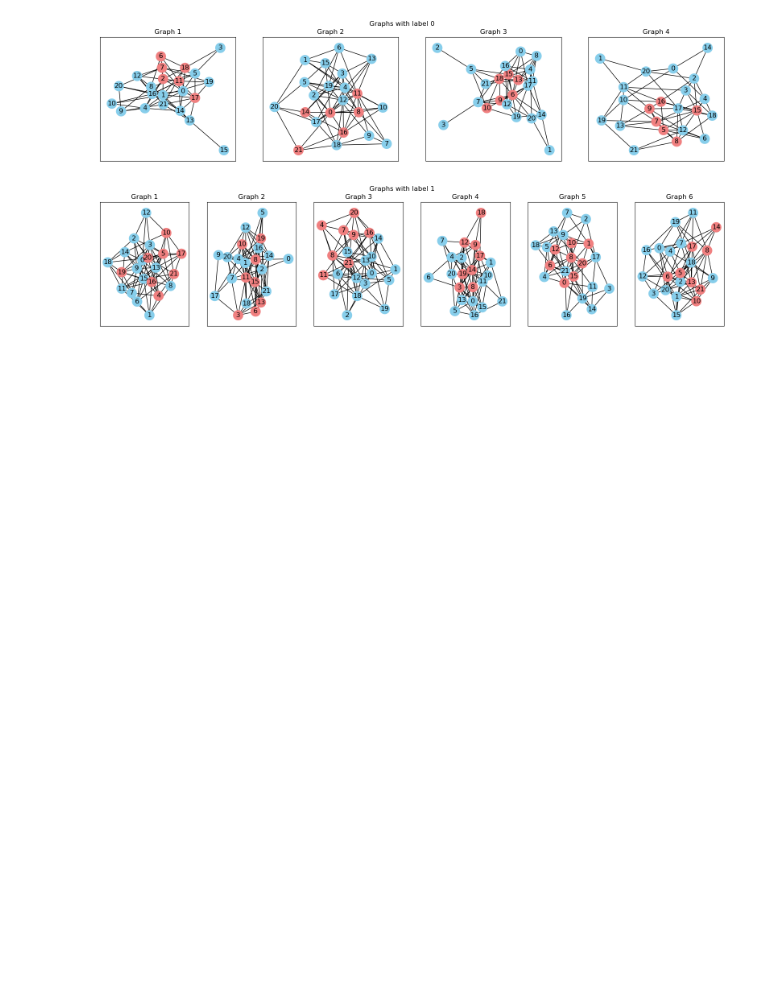
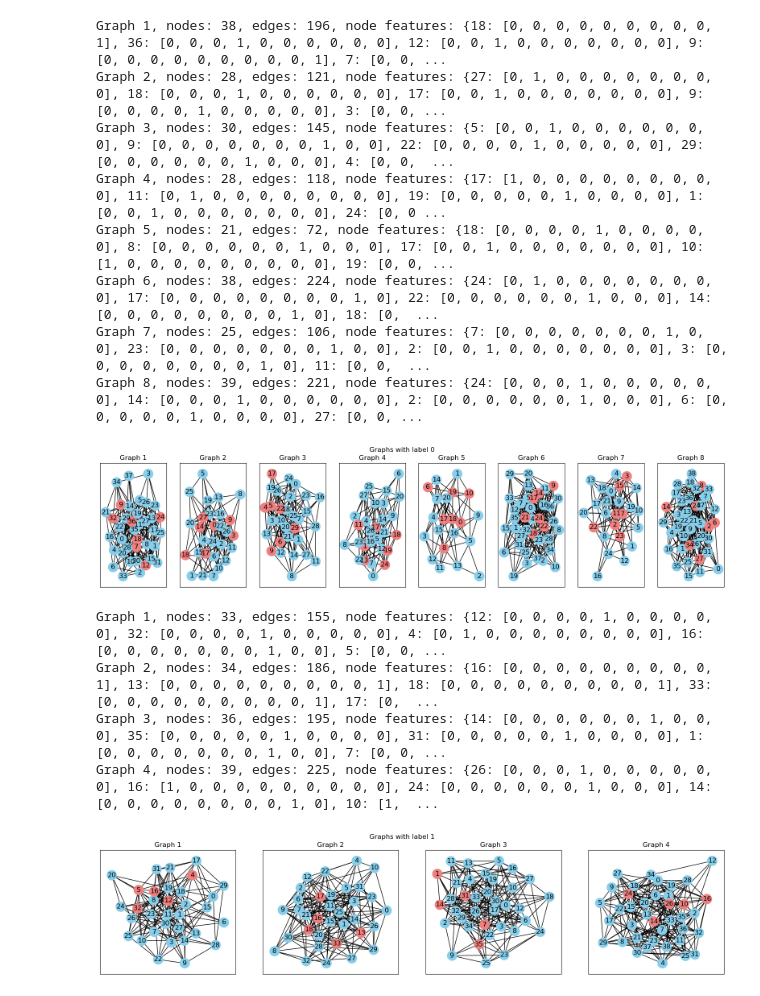
Before and after one commit to rohitkt10/fall_co-op_2023, a Jupyter notebook: experiments/SynGraphDatasetGen.ipynb, the cells around one changed output. Saved outputs shown, nothing was run; the diff lists cells and outputs as text; code cells hidden in the pictures; blank space fills up the shorter version.

```diff
--- a/experiments/SynGraphDatasetGen.ipynb
+++ b/experiments/SynGraphDatasetGen.ipynb
@@ -12,9 +12,9 @@ logging.basicConfig(filename='graphGenDataset_log.log', level=logging.INFO, forc
 # force will rerun logging.basicConfig, otherwise its subsequent calls are ignored
 # %%
 graph = GraphWithMotifsDataset(
-    num_graphs=10,
+    num_graphs=12,
     min_nodes=20,
-    max_nodes=30,
+    max_nodes=40,
     base_graph_model='ER',
     motif_graph_model='BA',
     p=0.3,
@@ -29,19 +41,32 @@ dataset = graph.get_dataset()
 # %%
 for label in set([label for _, _, _, label in dataset]):
-    graphs = [(nx.Graph(graph), motifs) for graph, motifs, _, l in dataset if l == label]
+    graphs = [(nx.Graph(g), m, f) for g, m, f, l in dataset if l == label]
     fig, axs = plt.subplots(1, len(graphs), figsize=(20, 4))
     fig.suptitle(f"Graphs with label {label}")
-    for i, (graph, motifs) in enumerate(graphs):
+    for i, (g, m, f) in enumerate(graphs):
+        print(f'Graph {i+1}, nodes: {len(g.nodes())}, edges: {len(g.edges())}, node features: {f}, label: {label}')
         axs[i].set_title(f"Graph {i+1}")
-        pos = nx.spring_layout(graph)
+        pos = nx.spring_layout(g)
         # there is only one motif in the list for this binary classification problem
-        node_colors = ['lightcoral' if node in motifs[0] else 'skyblue' for node in graph.nodes]
-        nx.draw_networkx(graph, pos=pos, node_color=node_colors, ax=axs[i])
+        node_colors = ['lightcoral' if node in m[0] else 'skyblue' for node in g.nodes]
+        nx.draw_networkx(g, pos=pos, node_color=node_colors, ax=axs[i])
     plt.show()
 # TODO: annotate nodes with node_feat_num instead of node number
 # %% [output]
+Graph 1, nodes: 38, edges: 196, node features: {18: [0, 0, 0, 0, 0, 0, 0, 0, 0, 1], 36: [0, 0, 0, 1, 0, 0, 0, 0, 0, 0], 12: [0, 0, 1, 0, 0, 0, 0, 0, 0, 0], 9: [0, 0, 0, 0, 0, 0, 0, 0, 0, 1], 7: [0, 0, ...
+Graph 2, nodes: 28, edges: 121, node features: {27: [0, 1, 0, 0, 0, 0, 0, 0, 0, 0], 18: [0, 0, 0, 1, 0, 0, 0, 0, 0, 0], 17: [0, 0, 1, 0, 0, 0, 0, 0, 0, 0], 9: [0, 0, 0, 0, 1, 0, 0, 0, 0, 0], 3: [0, 0, ...
+Graph 3, nodes: 30, edges: 145, node features: {5: [0, 0, 1, 0, 0, 0, 0, 0, 0, 0], 9: [0, 0, 0, 0, 0, 0, 0, 1, 0, 0], 22: [0, 0, 0, 0, 1, 0, 0, 0, 0, 0], 29: [0, 0, 0, 0, 0, 0, 1, 0, 0, 0], 4: [0, 0,  ...
+Graph 4, nodes: 28, edges: 118, node features: {17: [1, 0, 0, 0, 0, 0, 0, 0, 0, 0], 11: [0, 1, 0, 0, 0, 0, 0, 0, 0, 0], 19: [0, 0, 0, 0, 0, 1, 0, 0, 0, 0], 1: [0, 0, 1, 0, 0, 0, 0, 0, 0, 0], 24: [0, 0 ...
+Graph 5, nodes: 21, edges: 72, node features: {18: [0, 0, 0, 0, 1, 0, 0, 0, 0, 0], 8: [0, 0, 0, 0, 0, 0, 1, 0, 0, 0], 17: [0, 0, 1, 0, 0, 0, 0, 0, 0, 0], 10: [1, 0, 0, 0, 0, 0, 0, 0, 0, 0], 19: [0, 0, ...
+Graph 6, nodes: 38, edges: 224, node features: {24: [0, 1, 0, 0, 0, 0, 0, 0, 0, 0], 17: [0, 0, 0, 0, 0, 0, 0, 0, 1, 0], 22: [0, 0, 0, 0, 0, 0, 1, 0, 0, 0], 14: [0, 0, 0, 0, 0, 0, 0, 0, 1, 0], 18: [0,  ...
+Graph 7, nodes: 25, edges: 106, node features: {7: [0, 0, 0, 0, 0, 0, 0, 1, 0, 0], 23: [0, 0, 0, 0, 0, 0, 0, 1, 0, 0], 2: [0, 0, 1, 0, 0, 0, 0, 0, 0, 0], 3: [0, 0, 0, 0, 0, 0, 0, 0, 1, 0], 11: [0, 0,  ...
+Graph 8, nodes: 39, edges: 221, node features: {24: [0, 0, 0, 1, 0, 0, 0, 0, 0, 0], 14: [0, 0, 0, 1, 0, 0, 0, 0, 0, 0], 2: [0, 0, 0, 0, 0, 0, 1, 0, 0, 0], 6: [0, 0, 0, 0, 0, 1, 0, 0, 0, 0], 27: [0, 0, ...
-[figure, old version]
+[figure, new version]
+Graph 1, nodes: 33, edges: 155, node features: {12: [0, 0, 0, 0, 1, 0, 0, 0, 0, 0], 32: [0, 0, 0, 0, 1, 0, 0, 0, 0, 0], 4: [0, 1, 0, 0, 0, 0, 0, 0, 0, 0], 16: [0, 0, 0, 0, 0, 0, 0, 1, 0, 0], 5: [0, 0, ...
+Graph 2, nodes: 34, edges: 186, node features: {16: [0, 0, 0, 0, 0, 0, 0, 0, 0, 1], 13: [0, 0, 0, 0, 0, 0, 0, 0, 0, 1], 18: [0, 0, 0, 0, 0, 0, 0, 0, 0, 1], 33: [0, 0, 0, 0, 0, 0, 0, 0, 0, 1], 17: [0,  ...
+Graph 3, nodes: 36, edges: 195, node features: {14: [0, 0, 0, 0, 0, 0, 1, 0, 0, 0], 35: [0, 0, 0, 0, 0, 1, 0, 0, 0, 0], 31: [0, 0, 0, 0, 0, 1, 0, 0, 0, 0], 1: [0, 0, 0, 0, 0, 0, 0, 1, 0, 0], 7: [0, 0, ...
+Graph 4, nodes: 39, edges: 225, node features: {26: [0, 0, 0, 1, 0, 0, 0, 0, 0, 0], 16: [1, 0, 0, 0, 0, 0, 0, 0, 0, 0], 24: [0, 0, 0, 0, 0, 0, 1, 0, 0, 0], 14: [0, 0, 0, 0, 0, 0, 0, 0, 1, 0], 10: [1,  ...
-[figure, old version]
+[figure, new version]
 # %%
 # save dataset to file
 graph.save_dataset(dataset_name='graphGenDataset10')
```
Also changed, not shown: parts of 2 cells of this notebook, 2 other files.
